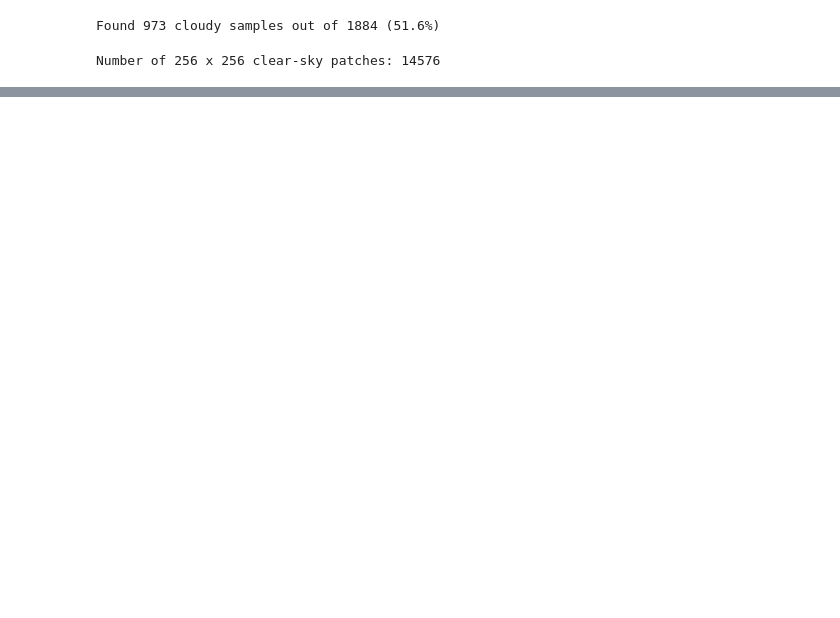
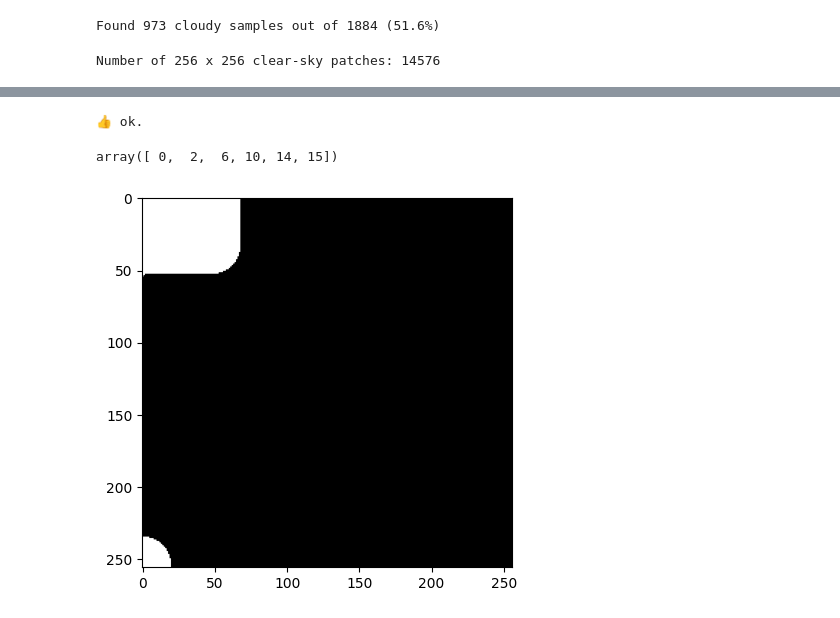
Before and after one commit to stemauro/bip-course, a Jupyter notebook: notebooks/playground.ipynb, the cells around one changed output, grey strips where cells are left out. Saved outputs shown, nothing was run; the diff lists cells and outputs as text; code cells hidden in the pictures; blank space fills up the shorter version.

```diff
--- a/notebooks/playground.ipynb
+++ b/notebooks/playground.ipynb
@@ -79,0 +139,14 @@ Number of 256 x 256 clear-sky patches: 14576
+# %%
+num_channels, orig_size = pixel_values.shape[0], pixel_values.shape[-1]
+patch_size = patches.shape[-1]
+strides = itertools.product(range(orig_size // patch_size), repeat=2)
+for idx, stride in enumerate(strides):
+    lrow, hrow = stride[0] * patch_size, (1 + stride[0]) * patch_size
+    lcol, hcol = stride[1] * patch_size, (1 + stride[1]) * patch_size
+    for cidx in range(num_channels):
+        test = pixel_values[cidx, lrow:hrow, lcol:hcol]
+        assert np.allclose(test, patches[idx, cidx]), print(cidx, idx, stride)
+
+print("👍 ok.")
+# %% [output]
+👍 ok.
@@ -79,0 +166,9 @@ Number of 256 x 256 clear-sky patches: 14576
+# %%
+filter_cloudy(patches, probs_threshold=10, pixel_ratio=0.1)
+# %% [output]
+array([ 0,  2,  6, 10, 14, 15])
+# %%
+plt.imshow(patches[6, 10] > 10, cmap="Greys_r", vmin=0, vmax=1)
+plt.show()
+# %% [output]
+[figure, added]
```
Also changed, not shown: parts of 16 cells of this notebook.
